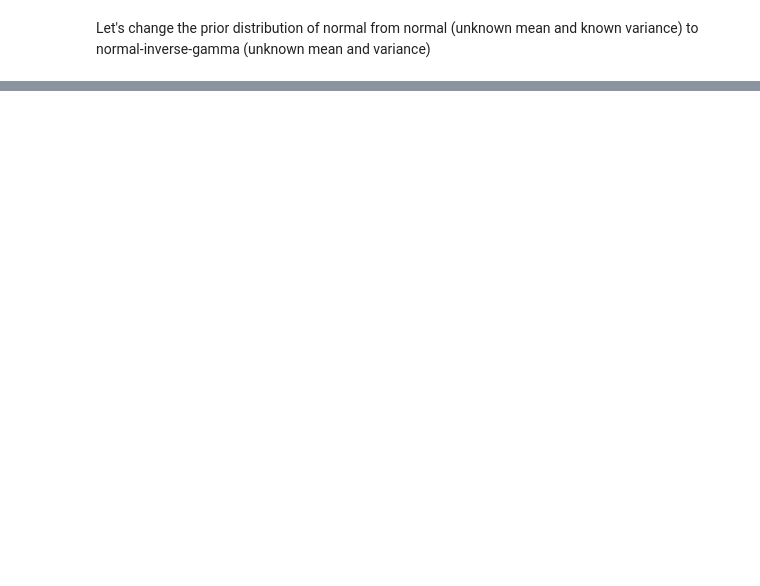
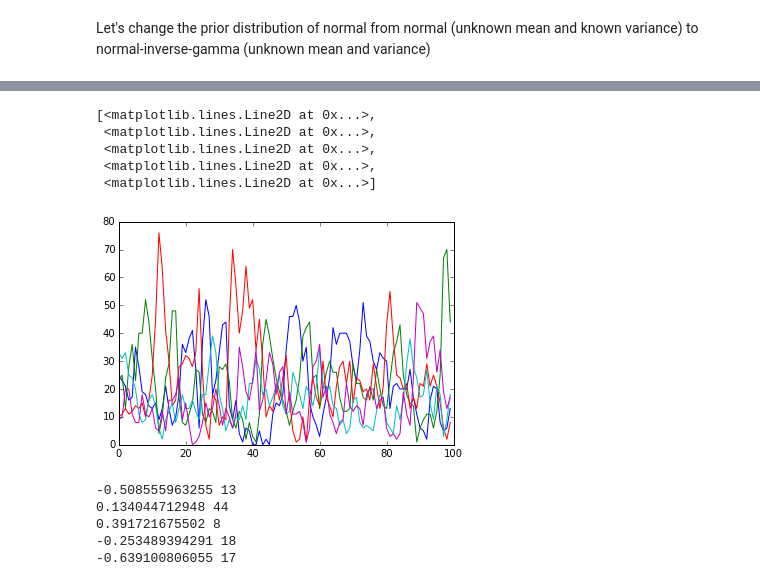
Before and after one commit to dongwookim-ml/topic-model-lecture-note, a Jupyter notebook: lecture0.ipynb, the cells around one changed output, grey strips where cells are left out. Cells and saved outputs as stored; diff of their text form; code cells hidden in the pictures; blank space fills up the shorter version.

Commit message:
Bayesian GMM with unknown mean and variance

```diff
--- a/lecture0.ipynb
+++ b/lecture0.ipynb
@@ -217,0 +280,19 @@ Let's change the prior distribution of normal from normal (unknown mean and know
+# %%
+# plot the number of assigned data points for each cluster over iterations
+plot(trace)
+# %% [output]
+[<matplotlib.lines.Line2D at 0x...>,
+ <matplotlib.lines.Line2D at 0x...>,
+ <matplotlib.lines.Line2D at 0x...>,
+ <matplotlib.lines.Line2D at 0x...>,
+ <matplotlib.lines.Line2D at 0x...>]
+[figure, added]
+# %%
+for k in xrange(K):
+    print np.mean(x[s_z == k]), np.sum(s_z == k)
+# %% [output]
+-0.508555963255 13
+0.134044712948 44
+0.391721675502 8
+-0.253489394291 18
+-0.639100806055 17
```
Also changed, not shown: parts of 13 cells of this notebook.
